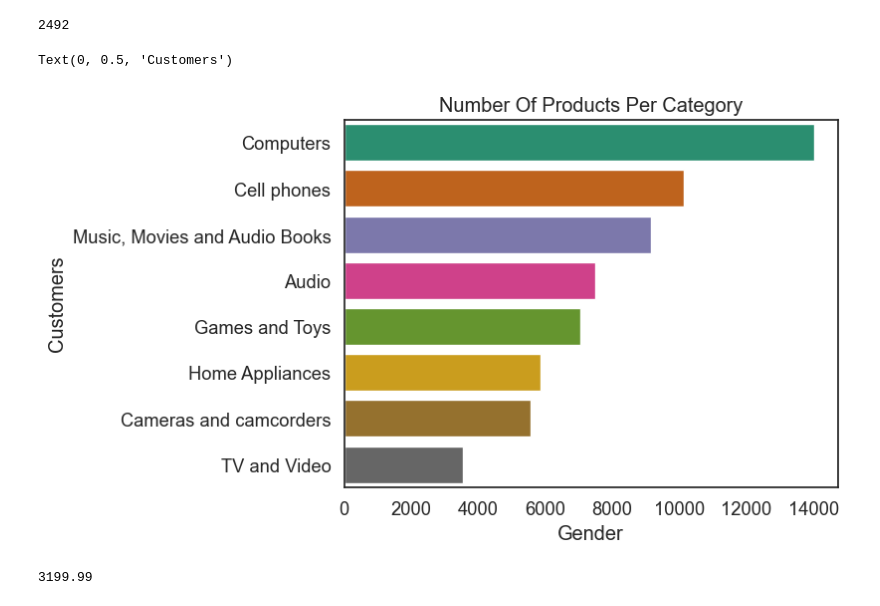
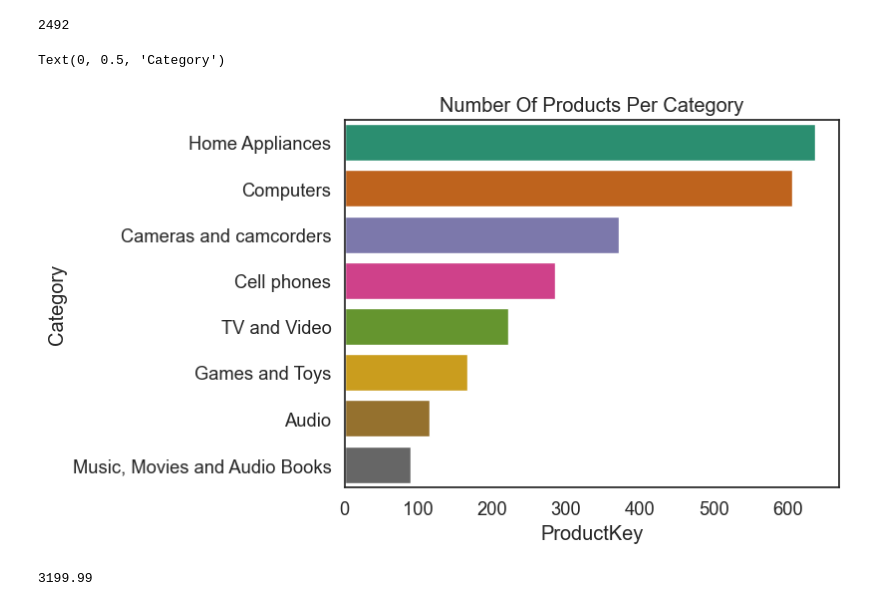
Before and after one commit to Nelbinmoro/Retail-Sales-Analysis, a Jupyter notebook: notebooks/retail-sales-analysis.ipynb, the cells around one changed output. Drawn from its saved outputs; the diff is of its cells as text; code cells hidden in the pictures.

```diff
--- a/notebooks/retail-sales-analysis.ipynb
+++ b/notebooks/retail-sales-analysis.ipynb
@@ -566,15 +571,15 @@ df['ProductKey'].nunique()
 # %% [output]
 2492
 # %%
-number_product_category=df.groupby('Category')['ProductKey'].count().sort_values(ascending=False).reset_index()
+number_product_category=df.groupby('Category')['ProductKey'].nunique().sort_values(ascending=False).reset_index()
 # %%
 sns.barplot(data=number_product_category,x='ProductKey',y='Category')
 plt.title("Number Of Products Per Category")
-plt.xlabel('Gender')
-plt.ylabel('Customers')
+
+plt.ylabel('Category')
 # %% [output]
-Text(0, 0.5, 'Customers')
+Text(0, 0.5, 'Category')
-[figure, old version]
+[figure, new version]
 # %%
 df['Unit Price USD'].max()
 # %% [output]
```
Also changed, not shown: parts of 2 cells of this notebook.
